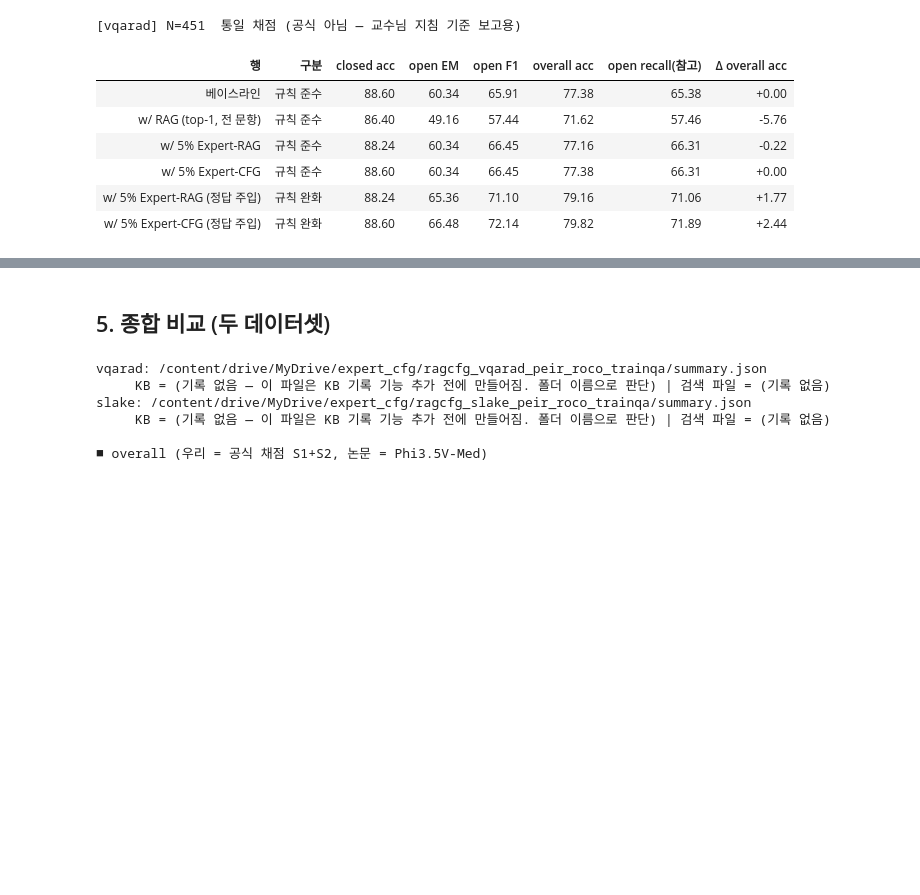
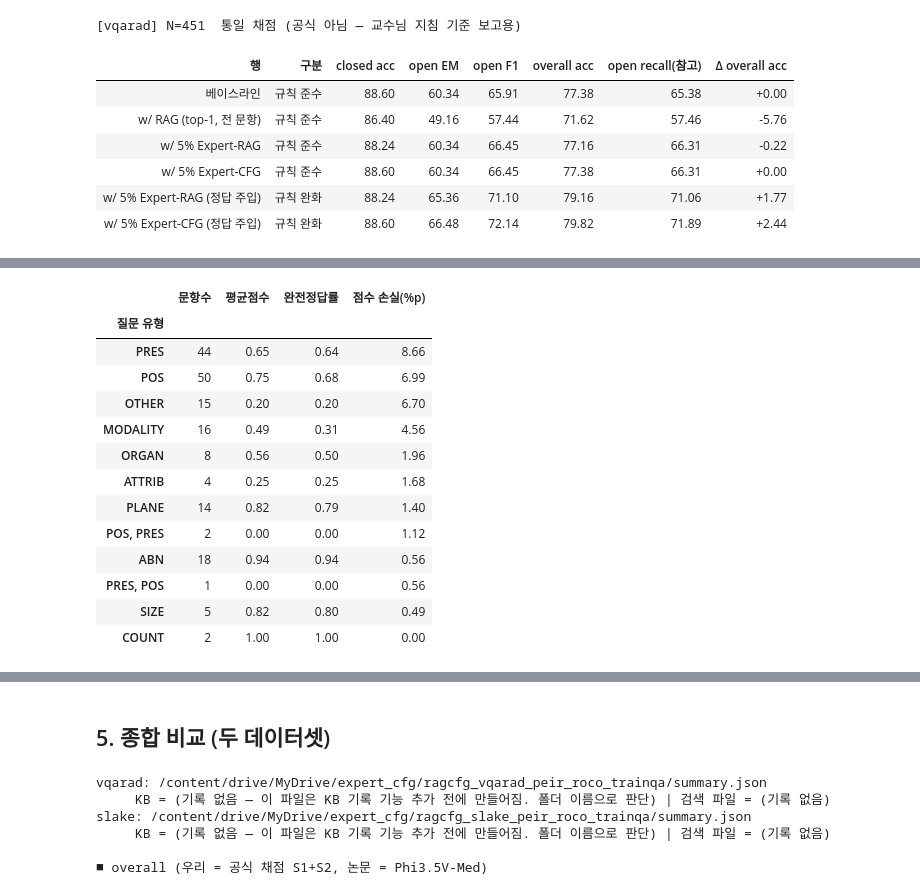
Before and after one commit to MinseongKim-dev/Expert-CFG, a Jupyter notebook: Expert_CFG_RAG_comparison.ipynb, the cells around one changed output, grey strips where cells are left out. Cells and saved outputs as stored; diff of their text form; code cells hidden in the pictures; blank space fills up the shorter version.

```diff
--- a/Expert_CFG_RAG_comparison.ipynb
+++ b/Expert_CFG_RAG_comparison.ipynb
@@ -94,7 +97,8 @@ torchao 0.18.0 OK
 # 환경 3) 설정 — DATASET 만 바꿔서 두 번 실행한다
 DATASET = 'vqarad'          # 'vqarad' | 'slake'
 KB      = 'peir,roco,trainqa'            # 검색 지식베이스: 'peir' | 'peir,roco,trainqa' (tools/build_rag_testjson.py --kb 와 같은 값. 파일이 먼저 만들어져 있어야 함)
-RAG_SUFFIX = '' if KB == 'peir' else '_' + KB.replace(',', '_')
+KB_TAG  = '_v2'         # tools/build_rag_testjson.py --trainqa paper --retrieval union --out_suffix _v2 로 만든 통일 검색 파일(논문 · 팀원 방식). 이전 파일(자체 방식)은 ''
+RAG_SUFFIX = ('' if KB == 'peir' else '_' + KB.replace(',', '_')) + KB_TAG
 
 E = '/content/drive/MyDrive/expert_cfg'
 R = '/content/drive/MyDrive/ExpertCFG_replication'
@@ -122,7 +126,12 @@ MAX_NEW_TOKENS  = 64
 GUIDANCE_SCALE = 1.3     # 논문 Table 7 에서 γ∈{1, 1.3, 1.5} 중 1.3 이 최고 (본문 기본값 1.5, demo.py 기본값도 1.5)
 ATTN_WEIGHT    = 3.0     # 논문 β=3, demo.py --attn (하이라이트 아닌 토큰)
 PERTURB_WEIGHT = 0.01    # 논문 α=0.01 (하이라이트 토큰, unconditional 가지)
-GATE_FRAC      = 0.05    # 엔트로피 상위 5%
+GATE_FRAC      = 0.05
+GATE_ENTROPY   = 'eq4'    # 'eq4': 논문 식 4 (특수 토큰 <|end|> 제외 평균, 팀원 phi3_urp 와 같음) / 'stored': 저장된 베이스라인 결과의 entropy (<|end|> 포함)    # 엔트로피 상위 5%
+import math
+# 논문 식 7(임베딩 α) · 식 9/10(attention β, −δ) — 팀원 phi3_urp(phi3cfg/generation.py)와 같은 정의로 통일.
+# 정상 가지: 하이라이트 key attention 에 +log β / 무조건부 가지: 하이라이트 임베딩 ×α 그리고 attention 에 −δ (δ = log β + 2)
+PAPER_CFG      = dict(alpha=0.01, beta=3.0, delta=math.log(3.0) + 2.0)
 RUN_RAG_ALL    = True    # 전 문항 w/ RAG (VQA-RAD 451 / SLAKE 1,061 생성). False 면 5% 행만
 print('DATASET =', DATASET, '| KB =', KB, '| 검색 파일 접미어:', repr(RAG_SUFFIX))
 # %% [output]
@@ -868,7 +1024,7 @@ def _u(label, preds, grp):
 _u('베이스라인', base_preds, '규칙 준수')
 for key, preds in ALL_PREDS.items():
     if key == 'baseline': continue
-    _u(META[key][0], preds, '규칙 완화' if key.endswith('-inject') else '규칙 준수')
+    _u(META[key][0], preds, '규칙 완화' if '-inject' in key else '규칙 준수')
 df = pd.DataFrame(UROWS)
 df['Δ overall acc'] = df['overall acc'] - df.loc[0, 'overall acc']
 print(f'[{DATASET}] N={N}  통일 채점 (공식 아님 — 교수님 지침 기준 보고용)')
@@ -920,0 +1041,62 @@ if FROZEN_DROP:
+# %%
+# open 오답 분석 (GPU 불필요) — 베이스라인 test 예측만 본다. 모델·규칙을 바꾸는 데 쓰지 않고 원인 파악용으로만 보고한다.
+import re, json, numpy as np, pandas as pd
+from collections import Counter
+from IPython.display import display
+
+REPO = '/content/Expert-CFG/data_common/vqarad_img'
+rec = recs(base_preds)
+# 질문 유형·장기 정보를 붙인다 (VQA-RAD 만: repo 의 test/train json 과 (이미지, 질문) 키로 연결)
+meta = {}
+if DATASET == 'vqarad':
+    te = json.load(open(f'{REPO}/testset.json', encoding='utf-8'))
+    key = lambda im, q: (str(im).strip().lower(), str(q).strip().lower())
+    meta = {key(r['image_name'], r['question']): r for r in te}
+train_open = set()
+if DATASET == 'vqarad':
+    tr = json.load(open(f'{REPO}/trainset.json', encoding='utf-8'))
+    train_open = {vs.llava_normalize(r['answer']) for r in tr if r['answer_type'].upper() == 'OPEN'}
+
+rows_ = []
+for i, (r, x) in enumerate(zip(rec, rows)):
+    if r['answer_type'] != 'OPEN': continue
+    m = meta.get(key(x['img_id'], x['question'])) if meta else None
+    g, pt = vs.std_tokens(r['answer']), vs.std_tokens(r['prediction'])
+    s, s12 = vs.score_phi(r), vs.score_s1s2(r)
+    if s == 1.0: cat = '정답'
+    elif s12 == 1.0: cat = '표기 차이 (S1+S2 가 고침)'
+    elif pt and pt[0] in ('yes', 'no') and len(pt) <= 2: cat = 'open 질문에 yes/no 로 답함'
+    elif set(pt) and set(pt) <= set(g): cat = '부분 답 (정답의 일부만)'
+    elif s > 0: cat = '일부 겹침'
+    elif {'left', 'right'} & set(g) and {'left', 'right'} & set(pt) and (set(g) ^ set(pt)) <= {'left', 'right'}: cat = 'left/right 뒤바뀜'
+    else: cat = '전혀 다른 답'
+    rows_.append({'idx': i, '질문 유형': (m or {}).get('question_type', '?'), '장기': (m or {}).get('image_organ', '?'),
+                  'train 에 있는 답': vs.llava_normalize(r['answer']) in train_open, '분류': cat, 'score': s,
+                  '예측 길이': len(pt), '정답 길이': len(g), '질문': r['question'], '정답': r['answer'], '예측': r['prediction']})
+df = pd.DataFrame(rows_)
+n = len(df)
+print(f'[{DATASET}] open {n}문항, 평균 {100 * df.score.mean():.2f}  (phi)')
+
+order = ['정답', '표기 차이 (S1+S2 가 고침)', '부분 답 (정답의 일부만)', '일부 겹침', 'left/right 뒤바뀜', 'open 질문에 yes/no 로 답함', '전혀 다른 답']
+t = df.groupby('분류').agg(문항수=('score', 'size'), 평균점수=('score', 'mean')).reindex([o for o in order if o in set(df['분류'])])
+t['비율%'] = 100 * t['문항수'] / n
+t['점수 손실(%p)'] = 100 * (1 - t['평균점수']) * t['문항수'] / n        # 이 분류가 open 평균을 깎는 양
+print('\n■ 오답 분류 (open 평균 대비 손실이 큰 순서를 보면 된다)')
+display(t.style.format({'평균점수': '{:.2f}', '비율%': '{:.1f}', '점수 손실(%p)': '{:.2f}'}))
+
+def by(col):
+    g = df.groupby(col).agg(문항수=('score', 'size'), 평균점수=('score', 'mean'), 완전정답률=('score', lambda x: (x == 1).mean()))
+    g['점수 손실(%p)'] = 100 * (1 - g['평균점수']) * g['문항수'] / n
+    return g.sort_values('점수 손실(%p)', ascending=False)
+fmt = {'평균점수': '{:.2f}', '완전정답률': '{:.2f}', '점수 손실(%p)': '{:.2f}'}
+for col in ('질문 유형', '장기', 'train 에 있는 답'):
+    print(f'\n■ {col} 별'); display(by(col).style.format(fmt))
+
+print(f"\n■ 길이: 예측 평균 {df['예측 길이'].mean():.2f}단어 / 정답 평균 {df['정답 길이'].mean():.2f}단어 (recall 은 예측이 길어도 감점이 없다)")
+print('\n■ 예시 (분류별 최대 6개)')
+for cat in order[1:]:
+    sub = df[df['분류'] == cat].head(6)
+    if len(sub):
+        print(f'\n[{cat}] {int((df["분류"] == cat).sum())}문항')
+        for _, r_ in sub.iterrows(): print(f"  Q: {r_['질문'][:70]} | 정답: {r_['정답']} | 예측: {r_['예측'][:50]} ({r_['score']:.2f})")
+# %% [output]
@@ -920,0 +1116,14 @@ if FROZEN_DROP:
+|  | 문항수 | 평균점수 | 완전정답률 | 점수 손실(%p) |
+| 질문 유형 |  |  |  |  |
+| PRES | 44 | 0.65 | 0.64 | 8.66 |
+| POS | 50 | 0.75 | 0.68 | 6.99 |
+| OTHER | 15 | 0.20 | 0.20 | 6.70 |
+| MODALITY | 16 | 0.49 | 0.31 | 4.56 |
+| ORGAN | 8 | 0.56 | 0.50 | 1.96 |
+| ATTRIB | 4 | 0.25 | 0.25 | 1.68 |
+| PLANE | 14 | 0.82 | 0.79 | 1.40 |
+| POS, PRES | 2 | 0.00 | 0.00 | 1.12 |
+| ABN | 18 | 0.94 | 0.94 | 0.56 |
+| PRES, POS | 1 | 0.00 | 0.00 | 0.56 |
+| SIZE | 5 | 0.82 | 0.80 | 0.49 |
+| COUNT | 2 | 1.00 | 1.00 | 0.00 |
```
Also changed, not shown: parts of 15 cells of this notebook, 5 other files.
